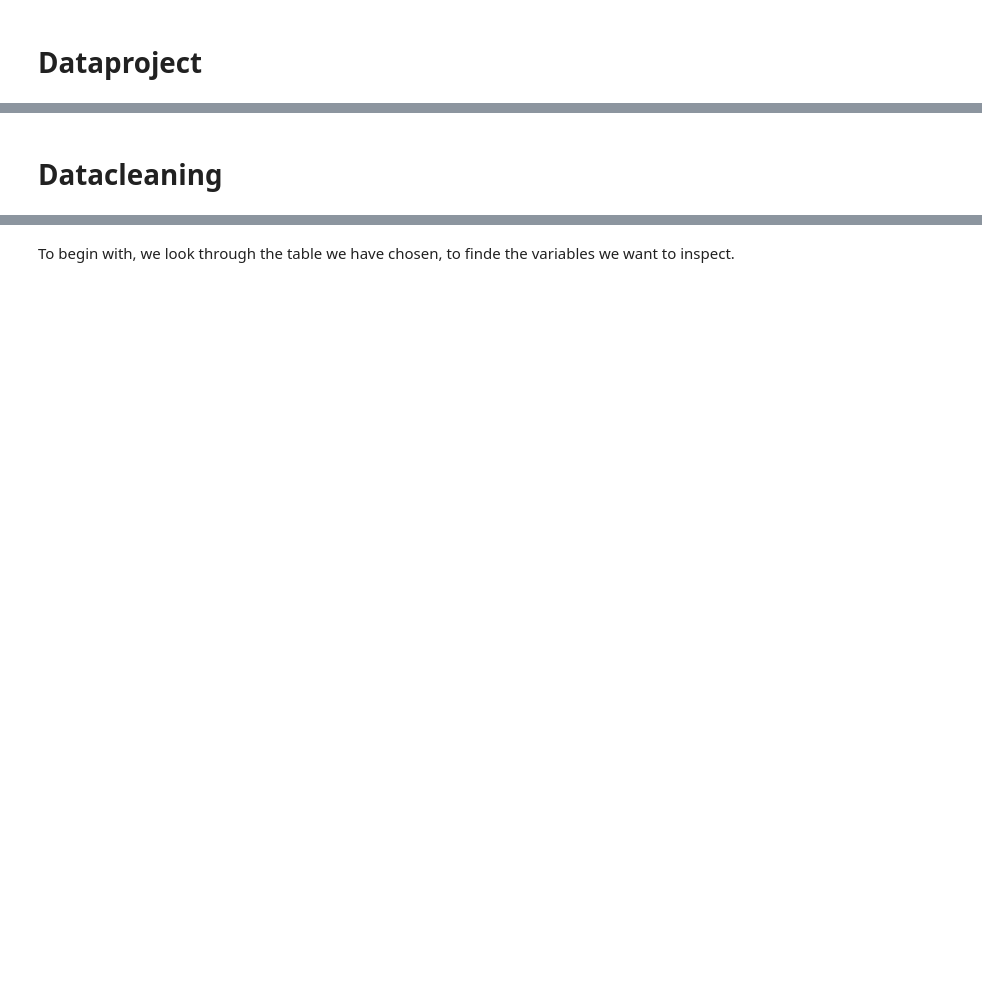
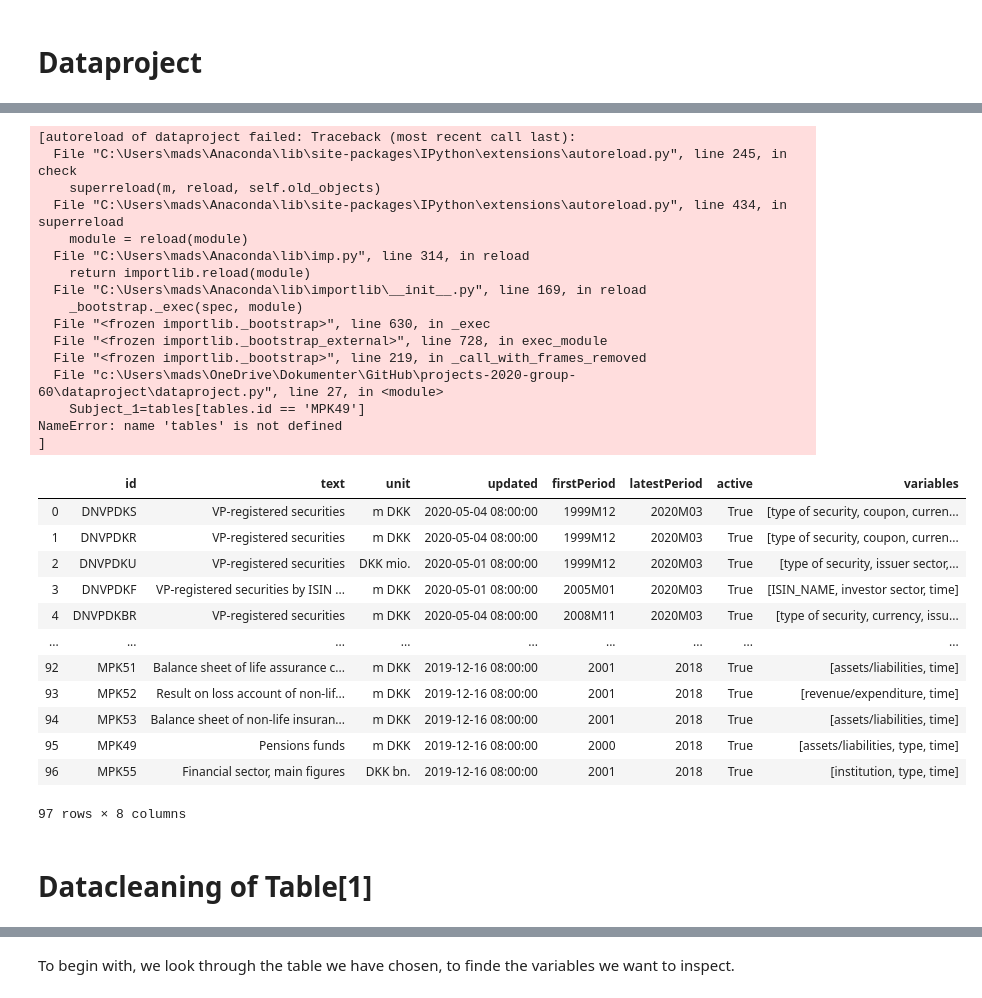
Before and after one commit to kzm266/projects-2020-group-60, a Jupyter notebook: dataproject/dataproject.ipynb, the cells around one changed output, grey strips where cells are left out. Saved outputs shown, nothing was run; the diff lists cells and outputs as text; code cells hidden in the pictures; blank space fills up the shorter version.

```diff
--- a/dataproject/dataproject.ipynb
+++ b/dataproject/dataproject.ipynb
@@ -28,2 +45,34 @@ NameError: name 'Ínter' is not defined
+# %%
+dp.Theme
+# %% [output]
+[autoreload of dataproject failed: Traceback (most recent call last):
+  File "C:\Users\mads\Anaconda\lib\site-packages\IPython\extensions\autoreload.py", line 245, in check
+    superreload(m, reload, self.old_objects)
+  File "C:\Users\mads\Anaconda\lib\site-packages\IPython\extensions\autoreload.py", line 434, in superreload
+    module = reload(module)
+  File "C:\Users\mads\Anaconda\lib\imp.py", line 314, in reload
+    return importlib.reload(module)
+  File "C:\Users\mads\Anaconda\lib\importlib\__init__.py", line 169, in reload
+    _bootstrap._exec(spec, module)
+  File "<frozen importlib._bootstrap>", line 630, in _exec
+  File "<frozen importlib._bootstrap_external>", line 728, in exec_module
+  File "<frozen importlib._bootstrap>", line 219, in _call_with_frames_removed
+  File "c:\Users\mads\OneDrive\Dokumenter\GitHub\projects-2020-group-60\dataproject\dataproject.py", line 27, in <module>
+    Subject_1=tables[tables.id == 'MPK49']
+NameError: name 'tables' is not defined
+]
+|  | id | text | unit | updated | firstPeriod | latestPeriod | active | variables |
+| 0 | DNVPDKS | VP-registered securities | m DKK | 2020-05-04 08:00:00 | 1999M12 | 2020M03 | True | [type of security, coupon, curren... |
+| 1 | DNVPDKR | VP-registered securities | m DKK | 2020-05-04 08:00:00 | 1999M12 | 2020M03 | True | [type of security, coupon, curren... |
+| 2 | DNVPDKU | VP-registered securities | DKK mio. | 2020-05-01 08:00:00 | 1999M12 | 2020M03 | True | [type of security, issuer sector,... |
+| 3 | DNVPDKF | VP-registered securities by ISIN ... | m DKK | 2020-05-01 08:00:00 | 2005M01 | 2020M03 | True | [ISIN_NAME, investor sector, time] |
+| 4 | DNVPDKBR | VP-registered securities | m DKK | 2020-05-04 08:00:00 | 2008M11 | 2020M03 | True | [type of security, currency, issu... |
+| ... | ... | ... | ... | ... | ... | ... | ... | ... |
+| 92 | MPK51 | Balance sheet of life assurance c... | m DKK | 2019-12-16 08:00:00 | 2001 | 2018 | True | [assets/liabilities, time] |
+| 93 | MPK52 | Result on loss account of non-lif... | m DKK | 2019-12-16 08:00:00 | 2001 | 2018 | True | [revenue/expenditure, time] |
+| 94 | MPK53 | Balance sheet of non-life insuran... | m DKK | 2019-12-16 08:00:00 | 2001 | 2018 | True | [assets/liabilities, time] |
+| 95 | MPK49 | Pensions funds | m DKK | 2019-12-16 08:00:00 | 2000 | 2018 | True | [assets/liabilities, type, time] |
+| 96 | MPK55 | Financial sector, main figures | DKK bn. | 2019-12-16 08:00:00 | 2001 | 2018 | True | [institution, type, time] |
+97 rows × 8 columns
 # %% [markdown]
-# Datacleaning
+# Datacleaning of Table\[1\]
```
Also changed, not shown: parts of 20 cells of this notebook, 1 other file.
